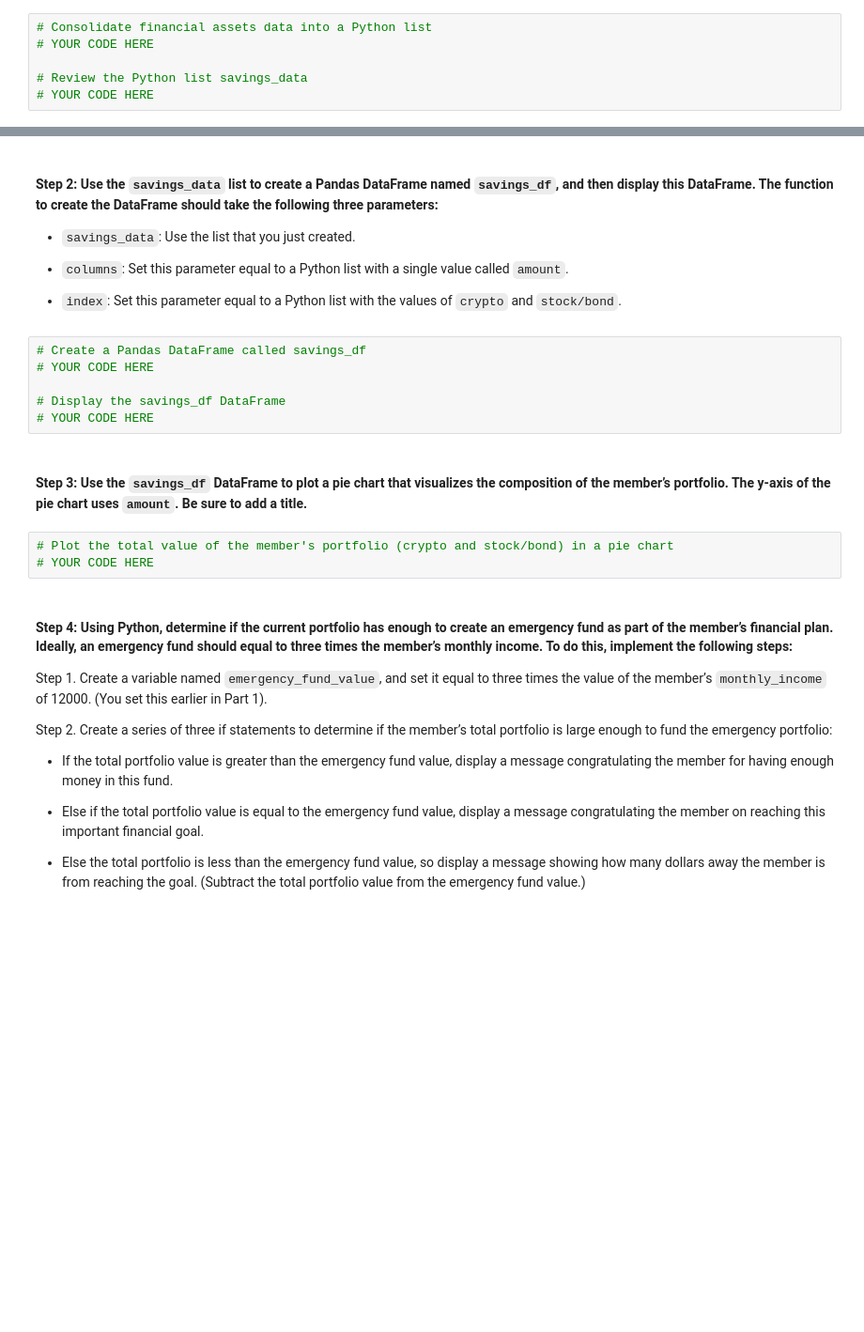
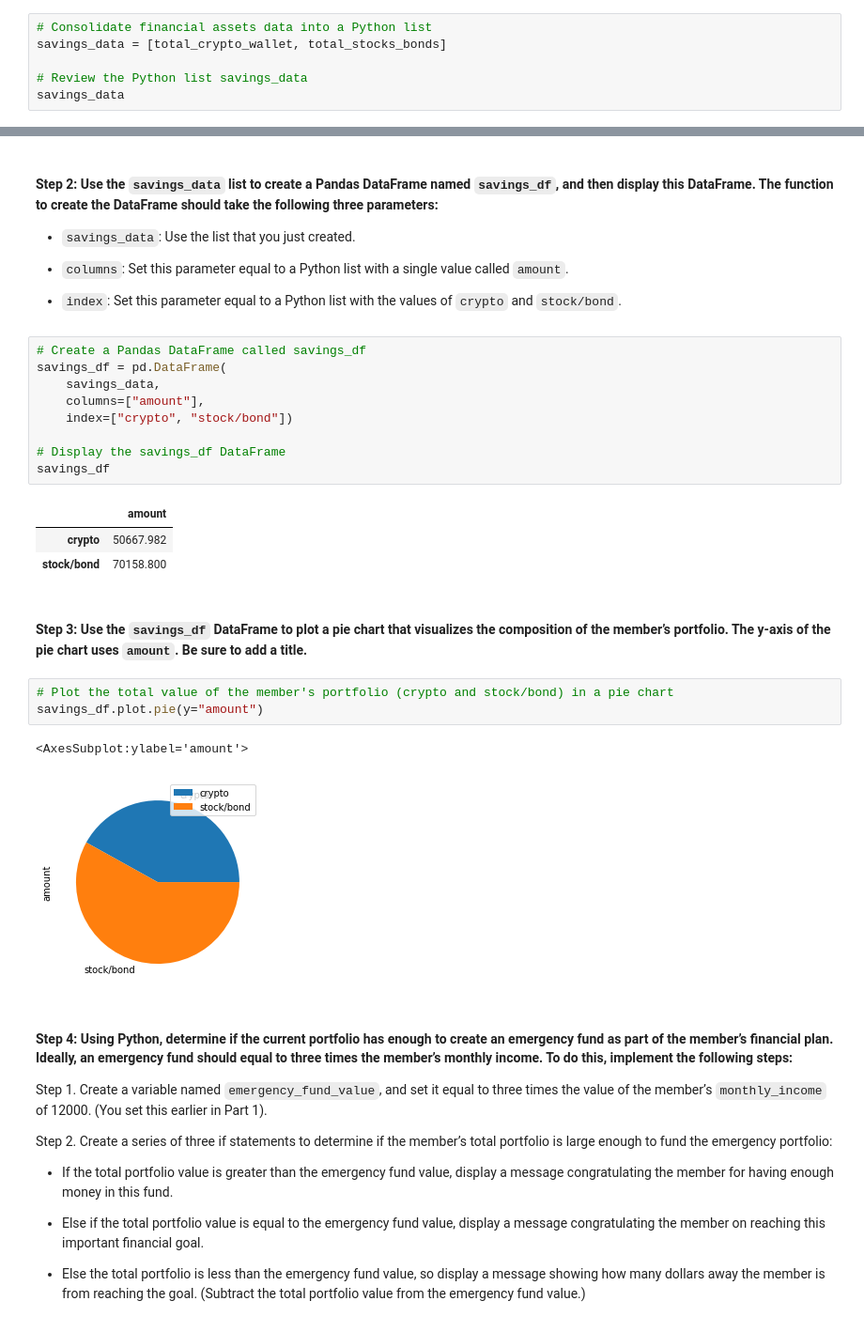
Before and after one commit to JunTheRewels/financial_planners, a Jupyter notebook: Starter_Code/financial_planning_tools.ipynb, the cells around one changed output, grey strips where cells are left out. Shown: that part at 94% size. Drawn from its saved outputs; the diff is of its cells as text; blank space fills up the shorter version.

```diff
--- a/Starter_Code/financial_planning_tools.ipynb
+++ b/Starter_Code/financial_planning_tools.ipynb
@@ -322,7 +322,7 @@ In this section, you’ll use the valuations for the cryptocurrency wallet and f
 #### Step 1: Create a Python list named `savings_data` that has two elements. The first element contains the total value of the cryptocurrency wallet. The second element contains the total value of the stock and bond portions of the portfolio.
 # %%
 # Consolidate financial assets data into a Python list
-# YOUR CODE HERE
+savings_data = [total_crypto_wallet, total_stocks_bonds]
 
 # Review the Python list savings_data
-# YOUR CODE HERE
+savings_data
@@ -336,15 +338,25 @@ In this section, you’ll use the valuations for the cryptocurrency wallet and f
 - `index`: Set this parameter equal to a Python list with the values of `crypto` and `stock/bond`.
 # %%
 # Create a Pandas DataFrame called savings_df
-# YOUR CODE HERE
+savings_df = pd.DataFrame(
+    savings_data,
+    columns=["amount"],
+    index=["crypto", "stock/bond"])
 
 # Display the savings_df DataFrame
-# YOUR CODE HERE
+savings_df
+# %% [output]
+|  | amount |
+| crypto | 50667.982 |
+| stock/bond | 70158.800 |
 # %% [markdown]
 #### Step 3: Use the `savings_df` DataFrame to plot a pie chart that visualizes the composition of the member’s portfolio. The y-axis of the pie chart uses `amount`. Be sure to add a title.
 # %%
 # Plot the total value of the member's portfolio (crypto and stock/bond) in a pie chart
-# YOUR CODE HERE
+savings_df.plot.pie(y="amount")
+# %% [output]
+<AxesSubplot:ylabel='amount'>
+[figure, added]
 # %% [markdown]
 #### Step 4: Using Python, determine if the current portfolio has enough to create an emergency fund as part of the member’s financial plan. Ideally, an emergency fund should equal to three times the member’s monthly income. To do this, implement the following steps:
 
```
Also changed, not shown: parts of 13 cells of this notebook.
